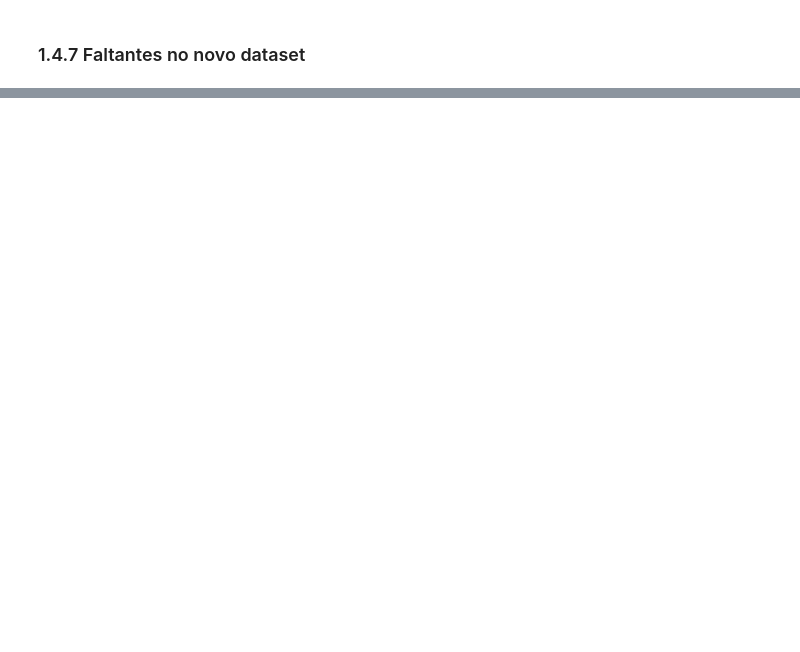
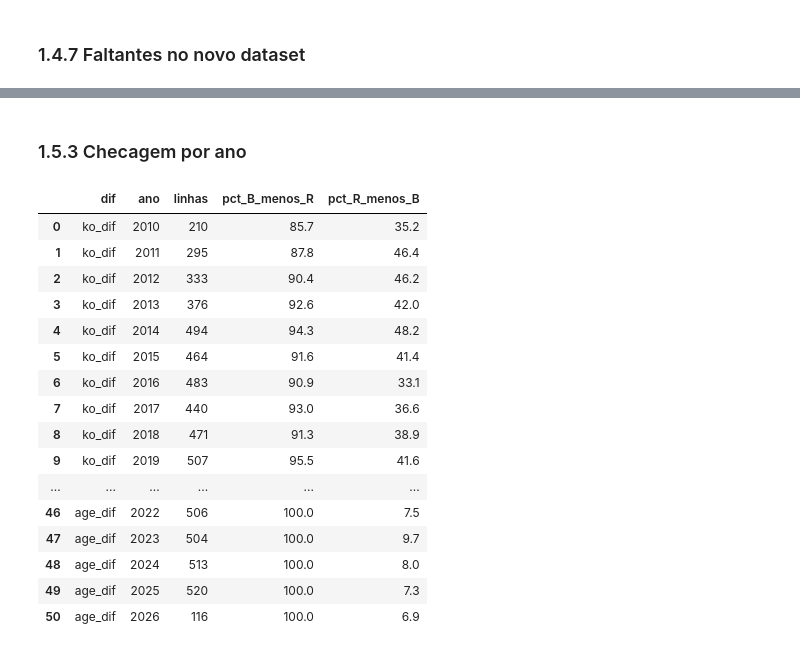
Before and after one commit to joaopjpc/UFSCIENCE, a Jupyter notebook: UFC_first_clean_data.ipynb, the cells around one changed output, grey strips where cells are left out. Cells and saved outputs as stored; diff of their text form; code cells hidden in the pictures; blank space fills up the shorter version.

```diff
--- a/UFC_first_clean_data.ipynb
+++ b/UFC_first_clean_data.ipynb
@@ -641,0 +624,12 @@ faltantes_por_ano = (
+# %%
+import numpy as np
+
+df_master = pd.read_csv('ufc-master.csv', parse_dates=['date'])
+
+pares_dif = [
+    {'dif': 'ko_dif', 'red': 'R_win_by_KO/TKO', 'blue': 'B_win_by_KO/TKO'},
+    {'dif': 'avg_sub_att_dif', 'red': 'R_avg_SUB_ATT', 'blue': 'B_avg_SUB_ATT'},
+    {'dif': 'age_dif', 'red': 'R_age', 'blue': 'B_age'},
+]
+
+pd.DataFrame(pares_dif)
@@ -641,0 +679,47 @@ faltantes_por_ano = (
+# %% [markdown]
+### 1.5.3 Checagem por ano
+# %%
+resumos_ano = []
+
+for par in pares_dif:
+    dif = par['dif']
+    red = par['red']
+    blue = par['blue']
+
+    dados = df_master[['date', dif, red, blue]].dropna(subset=[dif, red, blue]).copy()
+    dados['ano'] = dados['date'].dt.year
+    dados['B_menos_R'] = dados[blue] - dados[red]
+    dados['R_menos_B'] = dados[red] - dados[blue]
+    dados['bate_B_menos_R'] = np.isclose(dados[dif], dados['B_menos_R'], atol=1e-3)
+    dados['bate_R_menos_B'] = np.isclose(dados[dif], dados['R_menos_B'], atol=1e-3)
+
+    resumo_ano = dados.groupby('ano').agg(
+        linhas=(dif, 'size'),
+        bate_B_menos_R=('bate_B_menos_R', 'sum'),
+        bate_R_menos_B=('bate_R_menos_B', 'sum'),
+    ).reset_index()
+    resumo_ano['dif'] = dif
+    resumo_ano['pct_B_menos_R'] = (resumo_ano['bate_B_menos_R'] / resumo_ano['linhas'] * 100).round(1)
+    resumo_ano['pct_R_menos_B'] = (resumo_ano['bate_R_menos_B'] / resumo_ano['linhas'] * 100).round(1)
+    resumos_ano.append(resumo_ano)
+
+resumo_difs_por_ano = pd.concat(resumos_ano, ignore_index=True)
+resumo_difs_por_ano[['dif', 'ano', 'linhas', 'pct_B_menos_R', 'pct_R_menos_B']]
+# %% [output]
+|  | dif | ano | linhas | pct_B_menos_R | pct_R_menos_B |
+| 0 | ko_dif | 2010 | 210 | 85.7 | 35.2 |
+| 1 | ko_dif | 2011 | 295 | 87.8 | 46.4 |
+| 2 | ko_dif | 2012 | 333 | 90.4 | 46.2 |
+| 3 | ko_dif | 2013 | 376 | 92.6 | 42.0 |
+| 4 | ko_dif | 2014 | 494 | 94.3 | 48.2 |
+| 5 | ko_dif | 2015 | 464 | 91.6 | 41.4 |
+| 6 | ko_dif | 2016 | 483 | 90.9 | 33.1 |
+| 7 | ko_dif | 2017 | 440 | 93.0 | 36.6 |
+| 8 | ko_dif | 2018 | 471 | 91.3 | 38.9 |
+| 9 | ko_dif | 2019 | 507 | 95.5 | 41.6 |
+| ... | ... | ... | ... | ... | ... |
+| 46 | age_dif | 2022 | 506 | 100.0 | 7.5 |
+| 47 | age_dif | 2023 | 504 | 100.0 | 9.7 |
+| 48 | age_dif | 2024 | 513 | 100.0 | 8.0 |
+| 49 | age_dif | 2025 | 520 | 100.0 | 7.3 |
+| 50 | age_dif | 2026 | 116 | 100.0 | 6.9 |
```
Also changed, not shown: parts of 25 cells of this notebook, 2 other files.
